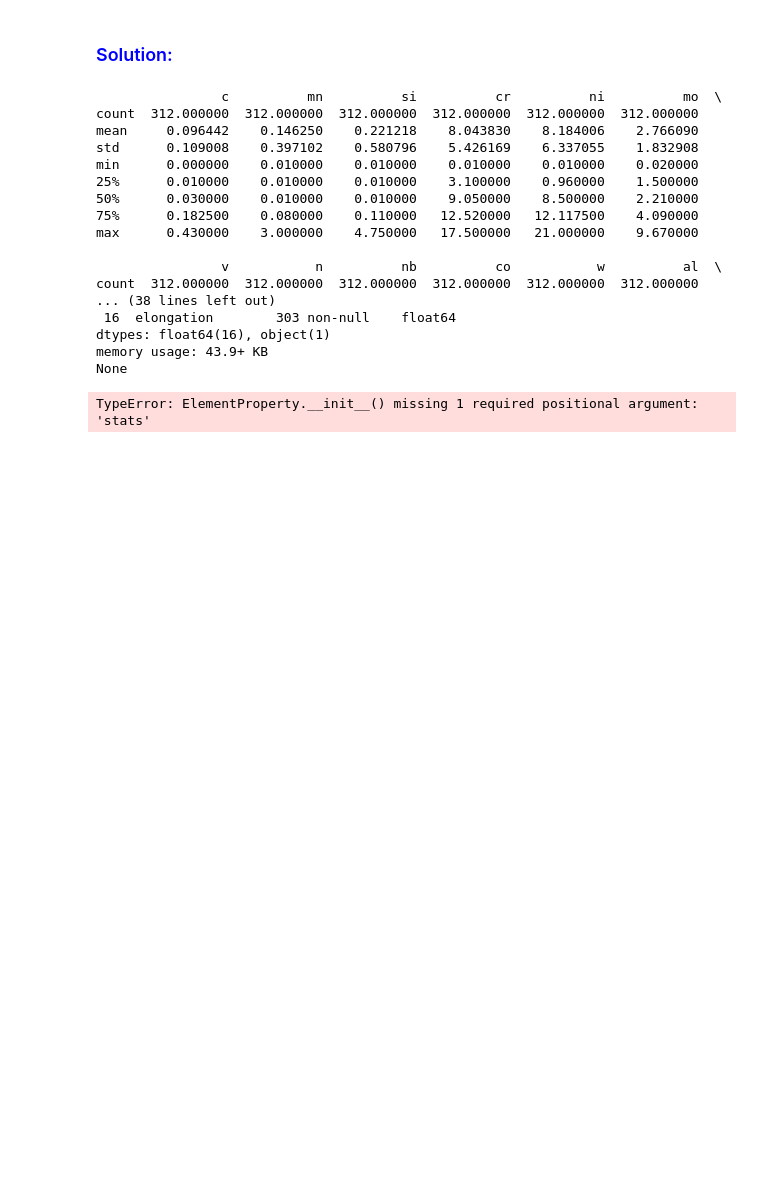
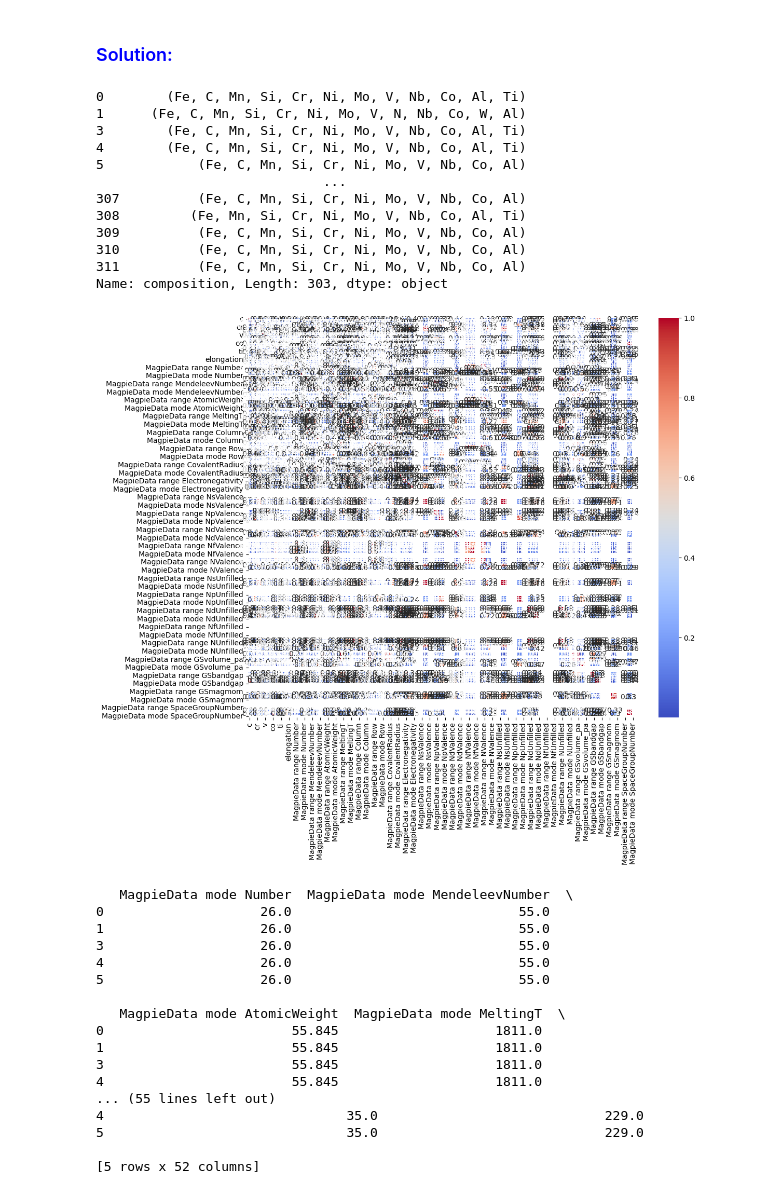
Before and after one commit to sunnyyangyangyang/mse, a Jupyter notebook: A1_Python_Basics.ipynb, the cells around one changed output. Cells and saved outputs as stored; diff of their text form; code cells hidden in the pictures; blank space fills up the shorter version.

```diff
--- a/A1_Python_Basics.ipynb
+++ b/A1_Python_Basics.ipynb
@@ -174,57 +174,69 @@ import matplotlib.pyplot as plt
 df = load_dataset('steel_strength')
 # del df['formula']
 # Basic data exploration and cleaning
-print(df.describe())  # Check statistics
-print(df.info())  # Check for NaNs and data types
+# print(df.describe())  # Check statistics
+# print(df.info())  # Check for NaNs and data types
 from pymatgen.core import Composition
 from matminer.featurizers.composition.composite import ElementProperty
 
 df['composition'] = df['formula'].apply(lambda x: Composition(x))
 
 feat = ElementProperty.from_preset('magpie')
 df = feat.featurize_dataframe(df, 'composition')
-print(ElementProperty(df,features='composition'))
+# print(ElementProperty(df,features='composition'))
 # data.head()
 # Drop duplicated data entries
 df = df.drop_duplicates()
 
 # Drop rows with NaN values
 df = df.dropna()
 print(df['composition'])
 # Step 2: Perform correlation analysis
 # Calculate the correlation matrix
-del df['formula']
+del df['formula'],df['composition']
 corr_matrix = df.corr().abs()
 
 # Plot the heatmap of the correlation matrix
 plt.figure(figsize=(12, 10))
 sns.heatmap(corr_matrix, annot=True, cmap='coolwarm')
 plt.show()
 
 # Identify features with correlation coefficient greater than 0.8
 high_corr_features = [column for column in corr_matrix.columns if any(corr_matrix[column] > 0.8) and column != 'strength']
 
 # Drop highly correlated features
 df = df.drop(columns=high_corr_features)
 
 # Display the cleaned dataframe
 print(df.head())
 # %% [output]
-                c          mn          si          cr          ni          mo  \
-count  312.000000  312.000000  312.000000  312.000000  312.000000  312.000000
-mean     0.096442    0.146250    0.221218    8.043830    8.184006    2.766090
-std      0.109008    0.397102    0.580796    5.426169    6.337055    1.832908
-min      0.000000    0.010000    0.010000    0.010000    0.010000    0.020000
-25%      0.010000    0.010000    0.010000    3.100000    0.960000    1.500000
-50%      0.030000    0.010000    0.010000    9.050000    8.500000    2.210000
-75%      0.182500    0.080000    0.110000   12.520000   12.117500    4.090000
-max      0.430000    3.000000    4.750000   17.500000   21.000000    9.670000
-
-                v           n          nb          co           w          al  \
-count  312.000000  312.000000  312.000000  312.000000  312.000000  312.000000
-... (38 lines left out)
- 16  elongation        303 non-null    float64
-dtypes: float64(16), object(1)
-memory usage: 43.9+ KB
-None
+0        (Fe, C, Mn, Si, Cr, Ni, Mo, V, Nb, Co, Al, Ti)
+1      (Fe, C, Mn, Si, Cr, Ni, Mo, V, N, Nb, Co, W, Al)
+3        (Fe, C, Mn, Si, Cr, Ni, Mo, V, Nb, Co, Al, Ti)
+4        (Fe, C, Mn, Si, Cr, Ni, Mo, V, Nb, Co, Al, Ti)
+5            (Fe, C, Mn, Si, Cr, Ni, Mo, V, Nb, Co, Al)
+                             ...
+307          (Fe, C, Mn, Si, Cr, Ni, Mo, V, Nb, Co, Al)
+308         (Fe, Mn, Si, Cr, Ni, Mo, V, Nb, Co, Al, Ti)
+309          (Fe, C, Mn, Si, Cr, Ni, Mo, V, Nb, Co, Al)
+310          (Fe, C, Mn, Si, Cr, Ni, Mo, V, Nb, Co, Al)
+311          (Fe, C, Mn, Si, Cr, Ni, Mo, V, Nb, Co, Al)
+Name: composition, Length: 303, dtype: object
+[figure, added]
-TypeError: ElementProperty.__init__() missing 1 required positional argument: 'stats'
+   MagpieData mode Number  MagpieData mode MendeleevNumber  \
+0                    26.0                             55.0
+1                    26.0                             55.0
+3                    26.0                             55.0
+4                    26.0                             55.0
+5                    26.0                             55.0
+
+   MagpieData mode AtomicWeight  MagpieData mode MeltingT  \
+0                        55.845                    1811.0
+1                        55.845                    1811.0
+3                        55.845                    1811.0
+4                        55.845                    1811.0
+... (55 lines left out)
+4                               35.0                             229.0
+5                               35.0                             229.0
+
+[5 rows x 52 columns]
```
